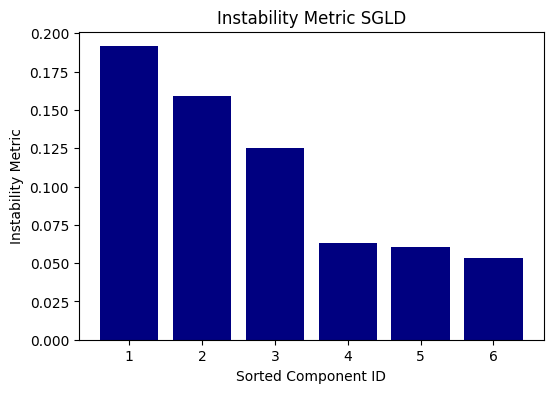
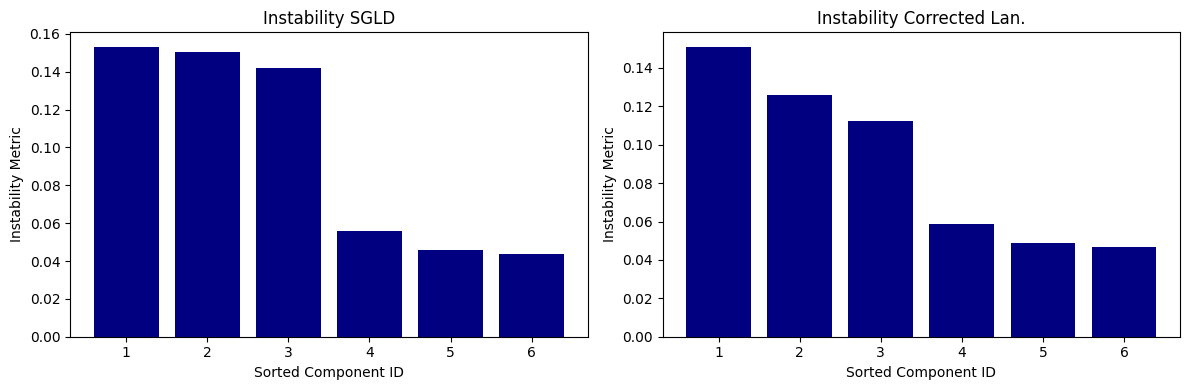
Code edit (unified diff) that turned the first committed figure into the second:
--- before
+++ after
@@ -1,6 +1,6 @@
 # instability
-# SGLD
-ICA.plot_instability(samples_sgld, X, experiment="Instability Metric SGLD")
-
-# Corrected Langevin
-ICA.plot_instability(samples_corr, X, experiment="Instability Metric Corrected Langevin")
+fig, axes = plt.subplots(1, 2, figsize=(12, 4))
+ICA.plot_instability(samples_sgld, X, "Instability SGLD", ax=axes[0])
+ICA.plot_instability(samples_corr, X, "Instability Corrected Lan.", ax=axes[1])
+plt.tight_layout()
+plt.show()

Commit: [FIX] amari plot